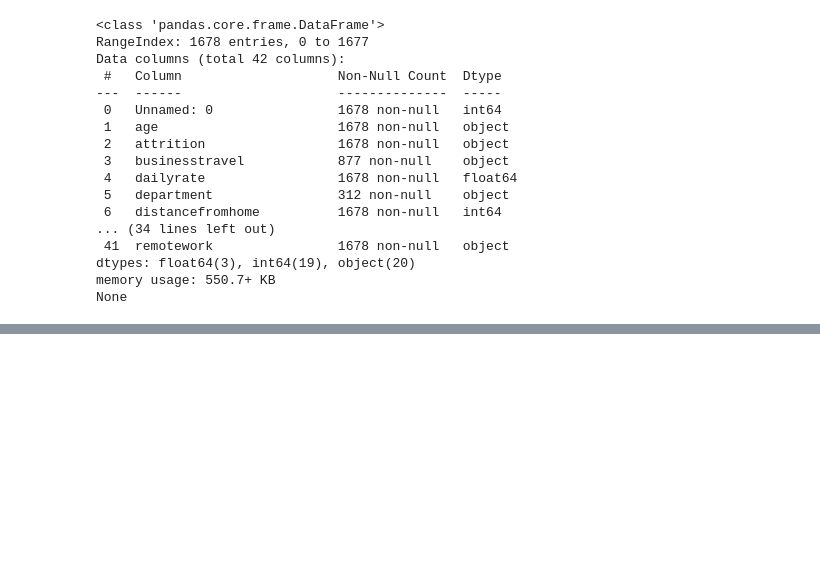
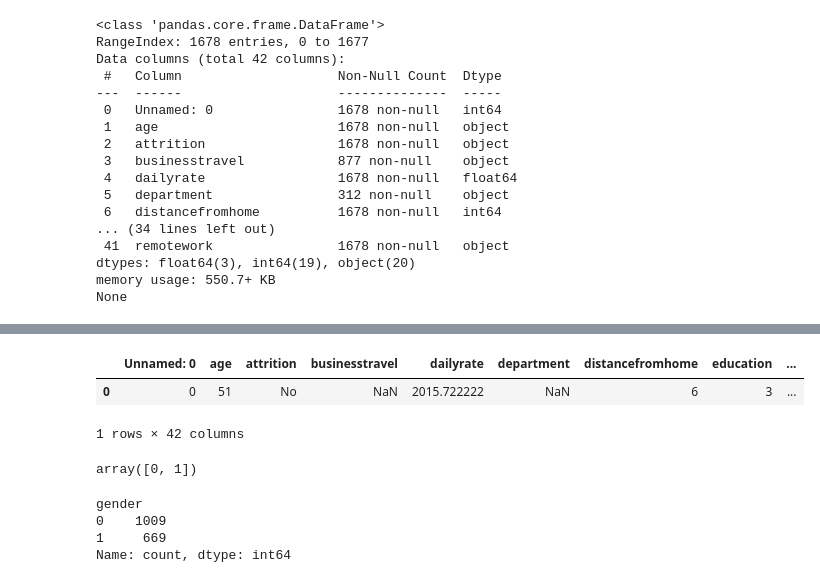
Before and after one commit to ArianaPapantonio/Final_project_module_3, a Jupyter notebook: csv-proyecto.ipynb, the cells around one changed output, grey strips where cells are left out. Cells and saved outputs as stored; diff of their text form; code cells hidden in the pictures; blank space fills up the shorter version.

```diff
--- a/csv-proyecto.ipynb
+++ b/csv-proyecto.ipynb
@@ -142,0 +202,21 @@ None
+# %%
+# recordemos el DataFrame
+df.head(1)
+# %% [output]
+|  | Unnamed: 0 | age | attrition | businesstravel | dailyrate | department | distancefromhome | education | ... |
+| 0 | 0 | 51 | No | NaN | 2015.722222 | NaN | 6 | 3 | ... |
+1 rows × 42 columns
+# %%
+# saquemos los valores únicos para la columna de `gender` usando el método 'unique()'
+
+df["gender"].unique()
+# %% [output]
+array([0, 1])
+# %%
+# en este caso vemos que dentro de nuestro conjunto de datos tenemos 25999 casados, 12105 solteros y 4811 divorciados
+df["gender"].value_counts()
+# %% [output]
+gender
+0    1009
+1     669
+Name: count, dtype: int64
```
Also changed, not shown: parts of 7 cells of this notebook.
